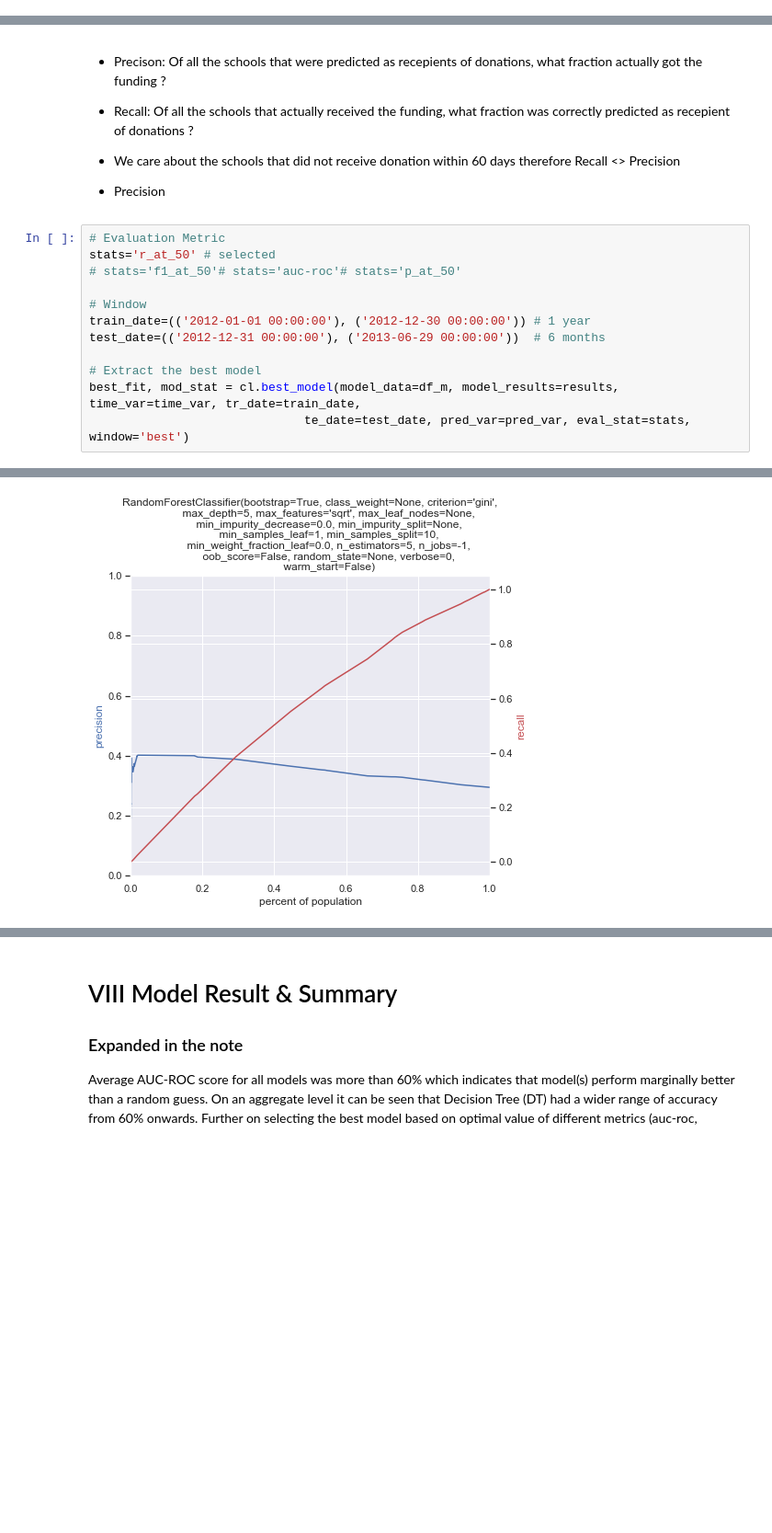
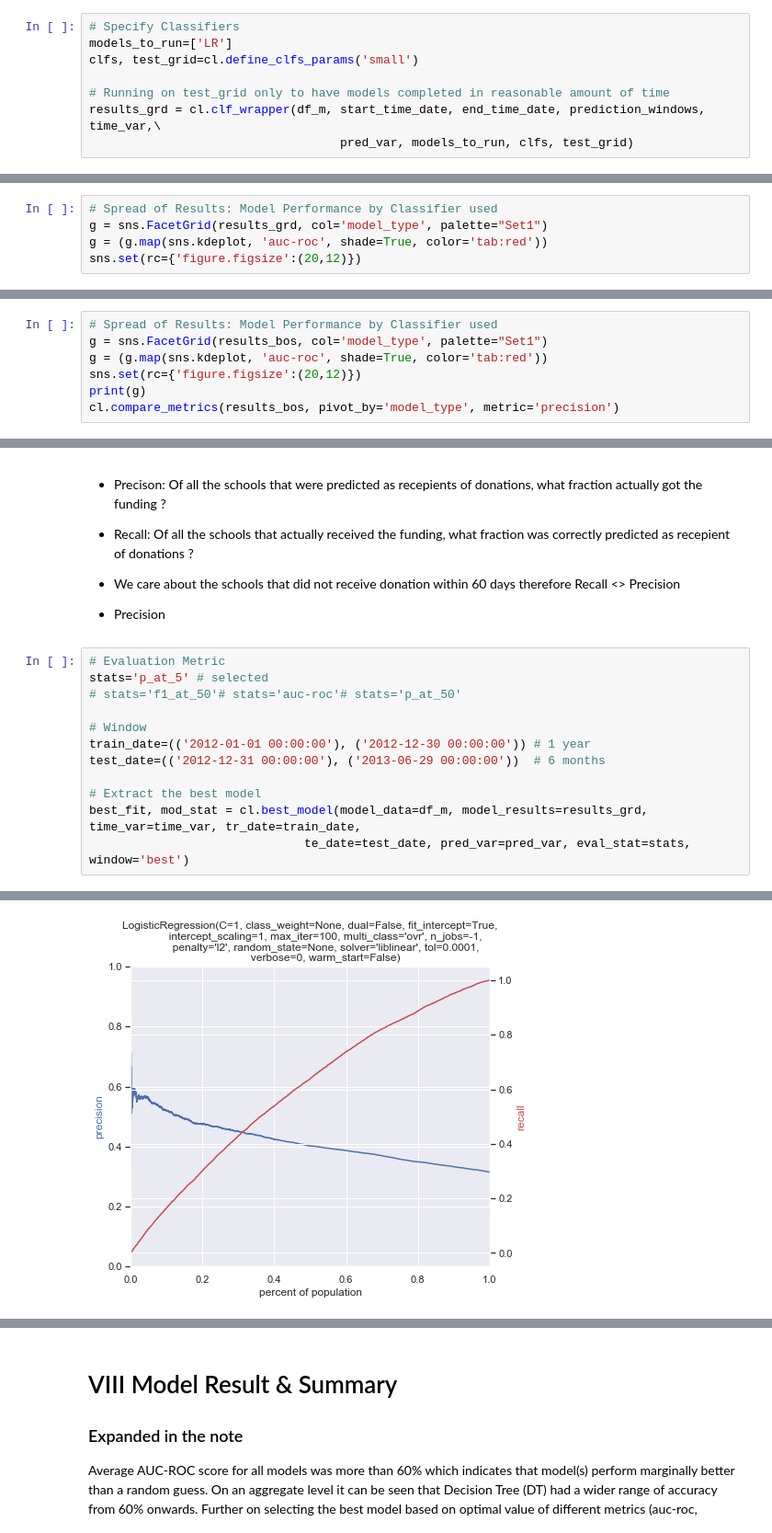
Before and after one commit to parthkhare/Machine-Learning-for-Public-Polcy, a Jupyter notebook: Improving_Pipeline/ML_ImprvPipe_HW3.ipynb, the cells around one changed output, grey strips where cells are left out. Shown at 92% size. Drawn from its saved outputs; the diff is of its cells as text; blank space fills up the shorter version.

```diff
--- a/Improving_Pipeline/ML_ImprvPipe_HW3.ipynb
+++ b/Improving_Pipeline/ML_ImprvPipe_HW3.ipynb
@@ -418,0 +447,8 @@ sns.catplot(x="auc-roc", y="model_type", data=results)
+# %%
+# Specify Classifiers
+models_to_run=['LR']
+clfs, test_grid=cl.define_clfs_params('small')
+
+# Running on test_grid only to have models completed in reasonable amount of time
+results_grd = cl.clf_wrapper(df_m, start_time_date, end_time_date, prediction_windows, time_var,\
+                                   pred_var, models_to_run, clfs, test_grid)
@@ -418,0 +487,5 @@ sns.catplot(x="auc-roc", y="model_type", data=results)
+# %%
+# Spread of Results: Model Performance by Classifier used
+g = sns.FacetGrid(results_grd, col='model_type', palette="Set1")
+g = (g.map(sns.kdeplot, 'auc-roc', shade=True, color='tab:red'))
+sns.set(rc={'figure.figsize':(20,12)})
@@ -419,3 +540,10 @@ sns.catplot(x="auc-roc", y="model_type", data=results)
+# %%
+# Spread of Results: Model Performance by Classifier used
+g = sns.FacetGrid(results_bos, col='model_type', palette="Set1")
+g = (g.map(sns.kdeplot, 'auc-roc', shade=True, color='tab:red'))
+sns.set(rc={'figure.figsize':(20,12)})
+print(g)
+cl.compare_metrics(results_bos, pivot_by='model_type', metric='precision')
 # %% [markdown]
 # VII: Choosing best model
 
@@ -449,7 +577,7 @@ sns.catplot(x="auc-roc", y="model_type", data=results)
 - Precision
 # %%
 # Evaluation Metric
-stats='r_at_50' # selected
+stats='p_at_5' # selected
 # stats='f1_at_50'# stats='auc-roc'# stats='p_at_50'
 
 # Window
@@ -457,6 +585,6 @@ train_date=(('2012-01-01 00:00:00'), ('2012-12-30 00:00:00')) # 1 year
 test_date=(('2012-12-31 00:00:00'), ('2013-06-29 00:00:00'))  # 6 months
 
 # Extract the best model
-best_fit, mod_stat = cl.best_model(model_data=df_m, model_results=results, time_var=time_var, tr_date=train_date,
+best_fit, mod_stat = cl.best_model(model_data=df_m, model_results=results_grd, time_var=time_var, tr_date=train_date,
                               te_date=test_date, pred_var=pred_var, eval_stat=stats, window='best')
 # %% [output]
@@ -472,5 +597,5 @@ Class Skewness
 <Figure size 1440x864 with 0 Axes>
-[figure, old version]
+[figure, new version]
 # %%
 best_fit
 # %% [output]
```
Also changed, not shown: parts of 30 cells of this notebook, 10 other files.
